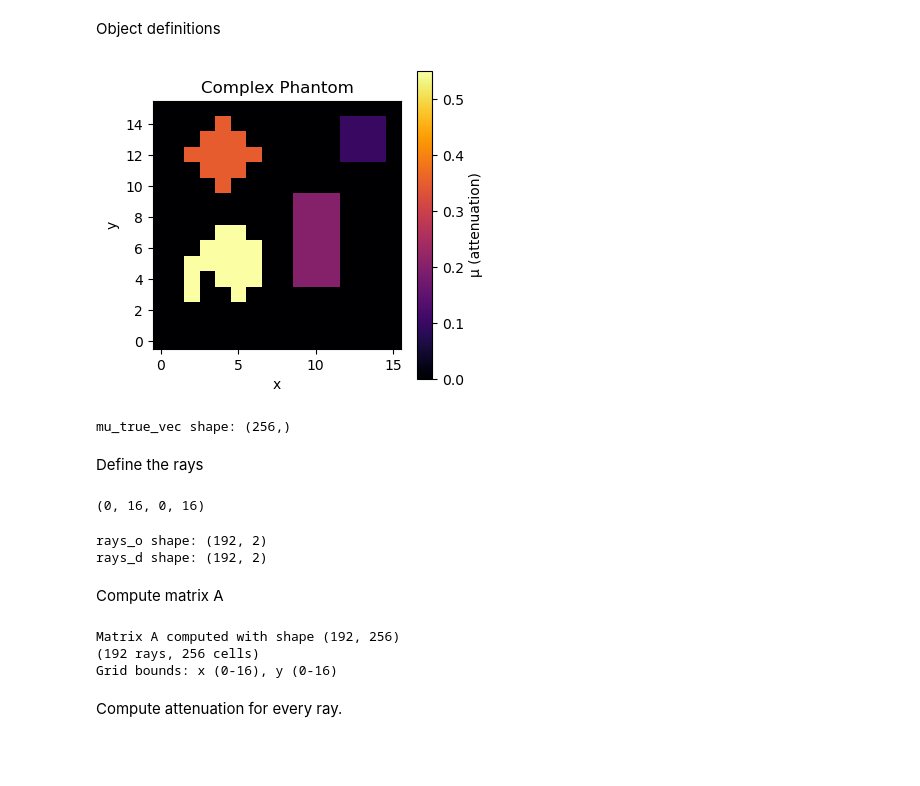
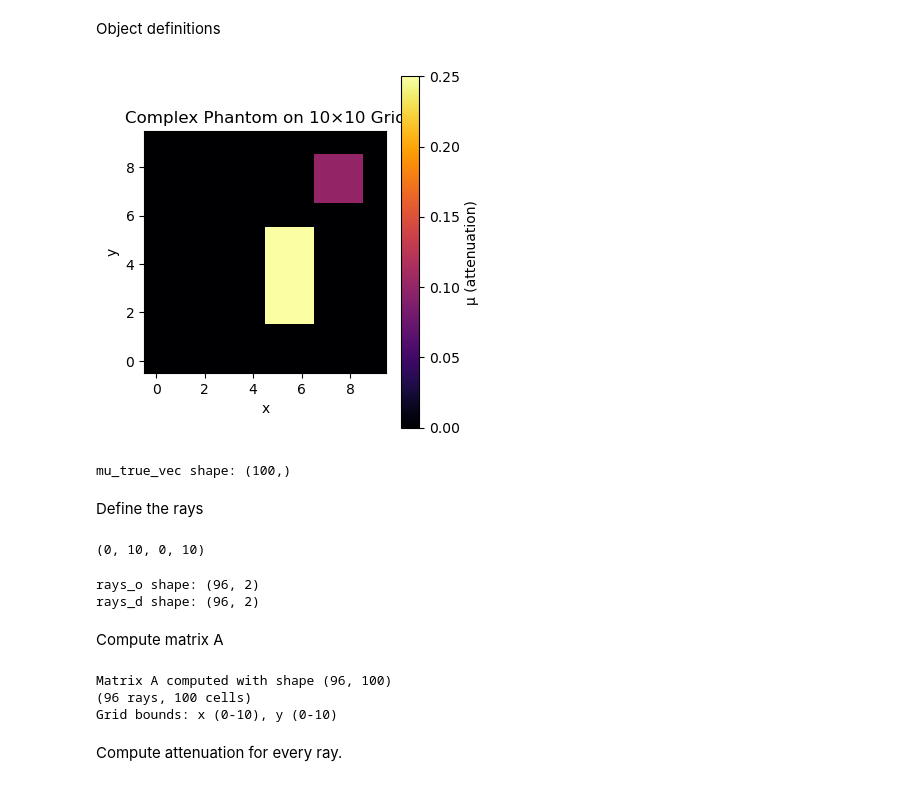
Before and after one commit to marcosolime/sim-carving, a Jupyter notebook: exp_5.ipynb, the cells around one changed output. Saved outputs shown, nothing was run; the diff lists cells and outputs as text; code cells hidden in the pictures; blank space fills up the shorter version.

```diff
--- a/exp_5.ipynb
+++ b/exp_5.ipynb
@@ -230,14 +230,14 @@ from matplotlib.path import Path
 # -----------------------------
 mu_bg = 0.0     # background
 mu1 = 0.10      # square
-mu2 = 0.20      # rectangle
-mu3 = 0.35      # circle
-mu4 = 0.55      # polygon
+mu2 = 0.25      # rectangle
+mu3 = 0.40      # circle
+mu4 = 0.60      # polygon
 
 # -----------------------------
-# Grid bounds (smaller grid)
+# Grid bounds (10×10)
 # -----------------------------
-bounds = 0, 16, 0, 16
+bounds = 0, 10, 0, 10
 grid_nx = bounds[1]
 grid_ny = bounds[3]
 grid_shape = (grid_nx, grid_ny)
@@ -249,8 +249,8 @@ iy = np.arange(grid_ny)
 # -----------------------------
 # Square (top-right corner)
 # -----------------------------
-square_min = np.array([12.0, 12.0])
-square_max = np.array([15.0, 15.0])
+square_min = np.array([7.0, 7.0])
+square_max = np.array([9.0, 9.0])
 for x in ix:
     for y in iy:
         if square_min[0] <= x < square_max[0] and square_min[1] <= y < square_max[1]:
@@ -259,64 +259,64 @@ for x in ix:
 # -----------------------------
 # Rectangle (middle-right)
 # -----------------------------
-rect_min = np.array([9.0, 4.0])
-rect_max = np.array([12.0, 10.0])
+rect_min = np.array([5.0, 2.0])
+rect_max = np.array([7.0, 6.0])
 for x in ix:
     for y in iy:
         if rect_min[0] <= x < rect_max[0] and rect_min[1] <= y < rect_max[1]:
             phantom[x, y] = mu2
 
+"""
 # -----------------------------
 # Circle (upper-left)
 # -----------------------------
-cx, cy, r = 4.0, 12.0, 2.0
+cx, cy, r = 2.5, 7.5, 1.5
 Y, X = np.meshgrid(iy, ix)
 mask_circle = (X - cx) ** 2 + (Y - cy) ** 2 <= r ** 2
 phantom[mask_circle] = mu3
 
 # -----------------------------
 # Polygon (bottom-left)
 # -----------------------------
 poly_points = np.array([
-    [2,2], [1,5], [3,7], [6,7], [7,5],
-    [6,3], [5,2], [3,4]
+    [1,1], [1,3], [3,4], [4,3], [4,1], [2,0.5]
 ])
 path = Path(poly_points)
 Xf, Yf = np.meshgrid(np.arange(grid_nx), np.arange(grid_ny), indexing='ij')
 coords = np.vstack((Xf.ravel(), Yf.ravel())).T
 poly_mask = path.contains_points(coords).reshape((grid_nx, grid_ny))
 phantom[poly_mask] = mu4
-
+"""
 # -----------------------------
 # Visualization
 # -----------------------------
 plt.figure(figsize=(4,4))
 plt.imshow(phantom.T, origin='lower', cmap='inferno')
-plt.title("Complex Phantom")
+plt.title("Complex Phantom on 10×10 Grid")
 plt.xlabel("x")
 plt.ylabel("y")
 plt.colorbar(label="μ (attenuation)")
-#plt.tight_layout()
+plt.tight_layout()
 plt.show()
 
 # -----------------------------
 # Flatten phantom for tomography
 # -----------------------------
-mu_true_vec = phantom.T.flatten()  # transpose for consistency with matrix A
+mu_true_vec = phantom.flatten()  # transpose for consistency with A
 print("mu_true_vec shape:", mu_true_vec.shape)
 # %% [output]
-[figure, old version]
+[figure, new version]
-mu_true_vec shape: (256,)
+mu_true_vec shape: (100,)
 # %% [markdown]
 Define the rays
 # %%
 bounds
 # %% [output]
-(0, 16, 0, 16)
+(0, 10, 0, 10)
 # %%
 import numpy as np
 
-N_view = 64 # number of rays per view
+N_view = 32 # number of rays per view
 views = 3
 N = N_view * views
 domain_size = max(bounds[1]-bounds[0], bounds[1]-bounds[0])
@@ -345,8 +345,8 @@ rays_d = np.vstack((rays_d_h, rays_d_v, rays_d_d))
 print("rays_o shape:", rays_o.shape)
 print("rays_d shape:", rays_d.shape)
 # %% [output]
-rays_o shape: (192, 2)
-rays_d shape: (192, 2)
+rays_o shape: (96, 2)
+rays_d shape: (96, 2)
 # %% [markdown]
 Compute matrix A
 # %%
@@ -362,16 +362,16 @@ for i in range(N):
 
     for (ix, iy, L) in cells:
         if 0 <= ix < grid_nx and 0 <= iy < grid_ny:
-            j = iy * grid_nx + ix   # flatten (ix, iy) -> j
+            j = ix * grid_ny + iy
             A[i, j] = L
 
 print(f"Matrix A computed with shape {A.shape}")
 print(f"({A.shape[0]} rays, {A.shape[1]} cells)")
 print(f"Grid bounds: x ({bounds[0]}-{bounds[1]}), y ({bounds[2]}-{bounds[3]})")
 # %% [output]
-Matrix A computed with shape (192, 256)
-(192 rays, 256 cells)
-Grid bounds: x (0-16), y (0-16)
+Matrix A computed with shape (96, 100)
+(96 rays, 100 cells)
+Grid bounds: x (0-10), y (0-10)
 # %% [markdown]
 Compute attenuation for every ray.
 # %%
```
Also changed, not shown: parts of 12 cells of this notebook, 1 other file.
